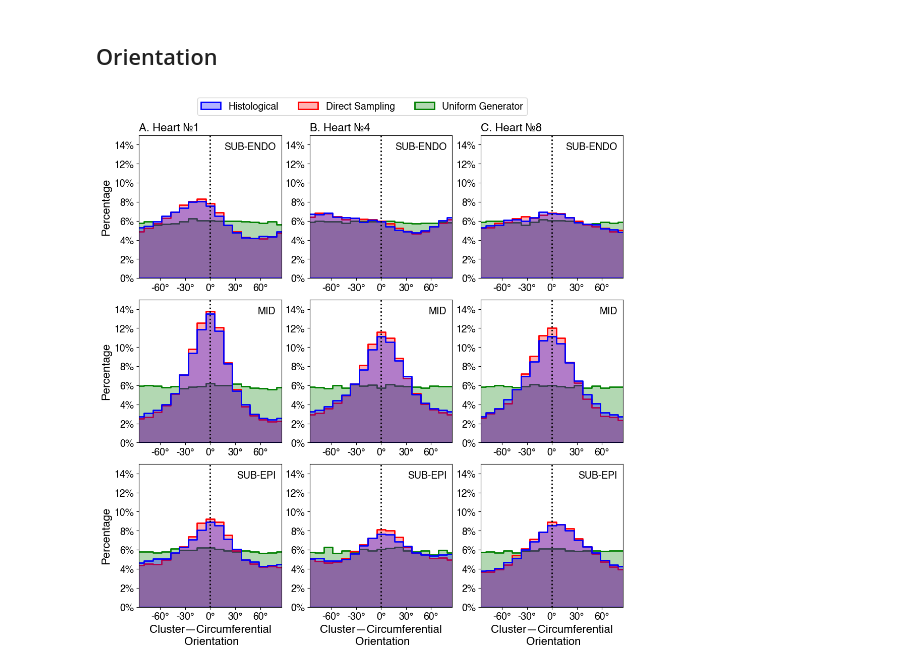
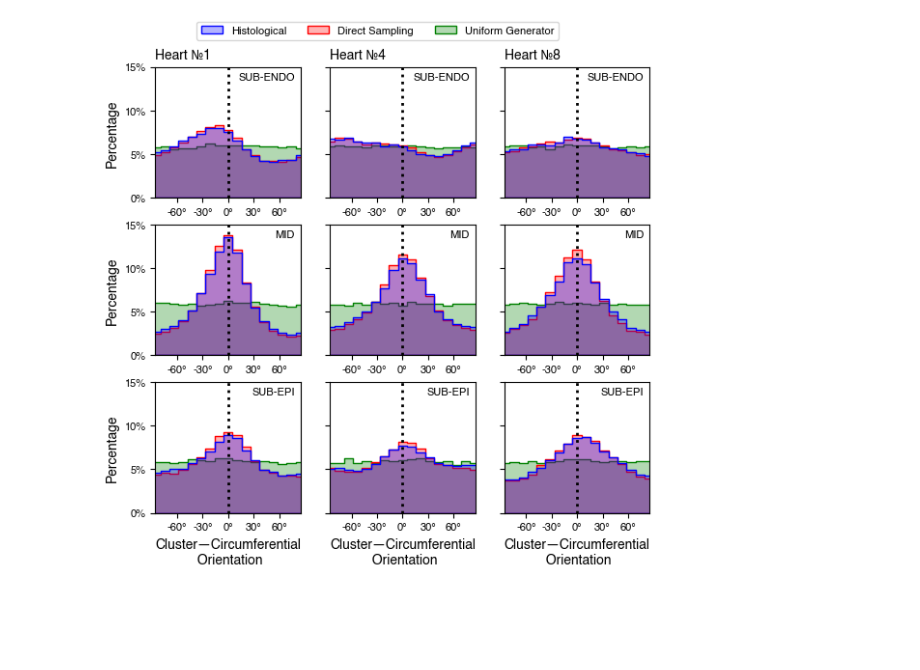
Before and after one commit to AOkenov/FibrosisAnalysis, a Jupyter notebook: paperfigures/results_orientation.ipynb, the cells around one changed output. Drawn from its saved outputs; the diff is of its cells as text; code cells hidden in the pictures; blank space fills up the shorter version.

Commit message:
Update figure scripts

```diff
--- a/paperfigures/results_orientation.ipynb
+++ b/paperfigures/results_orientation.ipynb
@@ -112,4 +92,7 @@ n_angular = 12
 n_radial = 3
 node_step = 3
 
-obj_props, sa_props = collect_data(path, hearts, n_radial, n_angular, node_step)
+obj_props = collect_data(path, hearts, n_radial, n_angular, node_step)
+# %%
+obj_props = [data for sublist in obj_props for data in sublist]
+obj_props = pd.concat(obj_props, ignore_index=True)
@@ -116,10 +144,6 @@ obj_props, sa_props = collect_data(path, hearts, n_radial, n_angular, node_step)
 # %%
-sa_props.replace({'dataset': {'Stats': 'Histological',
-                             'StatsDS': 'Direct Sampling',
-                             'StatsGenerated': 'Uniform Generator'}},
-                             inplace=True)
+sources = {'Stats': 'Histological',
+           'StatsDS': 'Direct Sampling',
+           'StatsGenerated': 'Uniform Generator'}
 
-obj_props.replace({'dataset': {'Stats': 'Histological',
-                             'StatsDS': 'Direct Sampling',
-                             'StatsGenerated': 'Uniform Generator'}},
-                             inplace=True)
+obj_props['dataset'] = obj_props['dataset'].map(sources)
@@ -234,6 +230,4 @@ fig.savefig(path_save.joinpath('fibrosis_elongation.png'), dpi=300,
             bbox_inches='tight')
-# %% [markdown]
-## Orientation
 # %%
 from matplotlib import ticker
 import seaborn as sns
@@ -255,9 +249,9 @@ def plot_orientation(ax, data, palette, location, y_lim=[0, 9.5], nbins=28):
                     multiple="layer",
                     element='step',
                     legend=False,
-                    linewidth=2)
+                    linewidth=1)
     ax.annotate(location, xy=(0.96, 0.9), xycoords='axes fraction',
-                fontsize=14, ha='right')
+                fontsize=8, ha='right')
 
     ax.vlines(0, 0, y_lim[1], color='black', linestyle=':', linewidth=2)
 
@@ -269,48 +263,48 @@ def plot_orientation(ax, data, palette, location, y_lim=[0, 9.5], nbins=28):
     # ax.set_yticks([0, 10, 20, 30])
     ax.set_ylim(*y_lim)
     ax.set_xticks(np.arange(-60, 70, 30) / 180 * np.pi)
-    ax.set_xticklabels(ax.get_xticklabels(), fontsize=14)
+    ax.set_xticklabels(ax.get_xticklabels(), fontsize=8)
     ax.set_yticklabels([f'{l}%' for l in ax.get_yticks().astype(int)],
-                       fontsize=14)
+                       fontsize=8)
     ax.set_ylabel('')
     ax.set_xlabel('')
 # %%
 from matplotlib.colors import to_rgba
 import matplotlib.patches as mpatches
 
 
 titles = ['A', 'B', 'C']
 
 COLORS = ['blue', 'red', 'green']
-fig, axs = plt.subplots(ncols=3, nrows=3, figsize=(12, 12),
-                        sharex=False)
+fig, axs = plt.subplots(ncols=3, nrows=3, figsize=(6.4, 6.),
+                        sharex=False, sharey=True)
 
 for i, heart in enumerate(hearts):
     for l, location in enumerate(['SUB-ENDO', 'MID', 'SUB-EPI']):
         ax = axs[l, i]
         ddf = obj_props[(obj_props['heart'] == heart) & (obj_props['location'] == location)]
         plot_orientation(ax, ddf, COLORS, location, y_lim=[0, 15], nbins=18)
 
-    axs[0, i].set_title(f'{heart_labels[0][i]}', fontsize=16, loc='left')
-    axs[-1, i].set_xlabel('Cluster—Circumferential\n Orientation', fontsize=16)
+    axs[0, i].set_title(f'{heart_labels[i]}', fontsize=10, loc='left')
+    axs[-1, i].set_xlabel('Cluster—Circumferential\n Orientation', fontsize=10)
 
 for i in range(3):
-    axs[i, 0].set_ylabel('Percentage', fontsize=16)
+    axs[i, 0].set_ylabel('Percentage', fontsize=10)
 
 fig.legend(handles=[mpatches.Patch(facecolor=to_rgba(COLORS[i], alpha=0.3),
                                    edgecolor=COLORS[i],
-                                   linewidth=2,
+                                   linewidth=1,
                                    label=l) for i, l in enumerate(['Histological',
                                                                    'Direct Sampling',
                                                                    'Uniform Generator'])],
-           loc='upper center', ncol=3, prop={'size': 14})
-plt.subplots_adjust(top=0.93,
+           loc='upper center', ncol=3, prop={'size': 8})
+plt.subplots_adjust(top=0.92,
                     bottom=0.15,
                     left=0.1,
                     right=0.9,
-                    hspace=0.15,
+                    hspace=0.2,
                     wspace=0.2)
 plt.show()
 # %% [output]
-[figure, old version]
+[figure, new version]
 # %%
```
Also changed, not shown: parts of 10 cells of this notebook, 39 other files.
